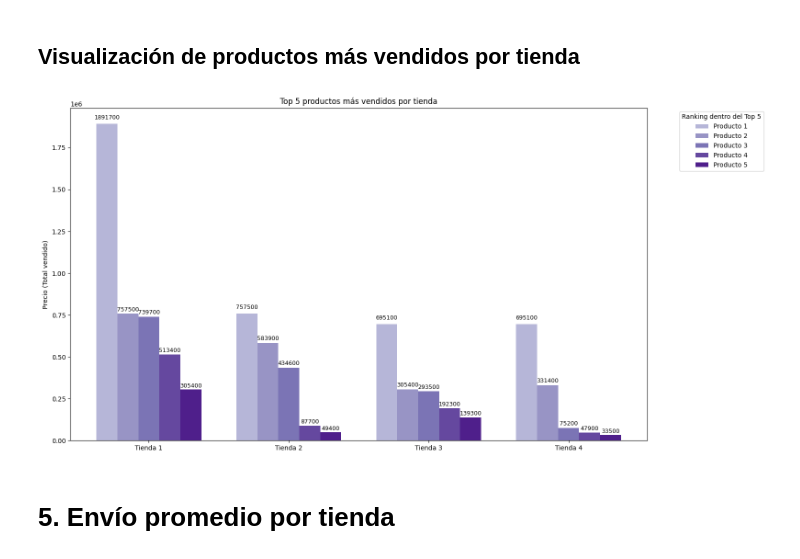
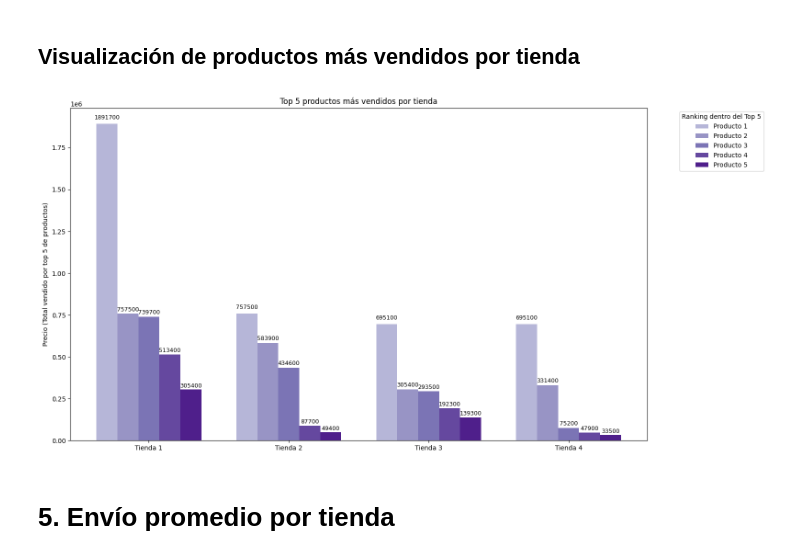
Before and after one commit to ValentinaQuinteroC/ALURA_STORE1, a Jupyter notebook: AluraStoreLatam.ipynb, the cells around one changed output. Saved outputs shown, nothing was run; the diff lists cells and outputs as text; code cells hidden in the pictures.

```diff
--- a/AluraStoreLatam.ipynb
+++ b/AluraStoreLatam.ipynb
@@ -537,11 +537,11 @@ df_top_5_productos1
 | 3 | Secadora de ropa | 58 |
 | 4 | Mesa de noche | 56 |
 # %%
-ventas_productos1 = df_top_5_productos1.merge(
+ventas_productos1_precios = df_top_5_productos1.merge(
     tienda[["Producto", "Precio"]].drop_duplicates("Producto"),
     on="Producto",
     how="left"
 )
-ventas_productos1.head()
+ventas_productos1_precios.head()
 # %% [output]
 |  | Producto | Cantidad Vendida | Precio |
@@ -629,11 +629,11 @@ df_top_5_productos2
 | 3 | Pandereta | 58 |
 | 4 | Guitarra acústica | 58 |
 # %%
-ventas_productos2 = df_top_5_productos2.merge(
+ventas_productos2_precios = df_top_5_productos2.merge(
     tienda[["Producto", "Precio"]].drop_duplicates("Producto"),
     on="Producto",
     how="left"
 )
-ventas_productos2.head()
+ventas_productos2_precios.head()
 # %% [output]
 |  | Producto | Cantidad Vendida | Precio |
@@ -721,11 +721,11 @@ df_top_5_productos3
 | 3 | Set de ollas | 55 |
 | 4 | Mesa de noche | 55 |
 # %%
-ventas_productos3 = df_top_5_productos3.merge(
+ventas_productos3_precios = df_top_5_productos3.merge(
     tienda[["Producto", "Precio"]].drop_duplicates("Producto"),
     on="Producto",
     how="left"
 )
-ventas_productos3.head()
+ventas_productos3_precios.head()
 # %% [output]
 |  | Producto | Cantidad Vendida | Precio |
@@ -813,11 +813,11 @@ df_top_5_productos4
 | 3 | Dashboards con Power BI | 56 |
 | 4 | Carrito de control remoto | 55 |
 # %%
-ventas_productos4 = df_top_5_productos4.merge(
+ventas_productos4_precios = df_top_5_productos4.merge(
     tienda[["Producto", "Precio"]].drop_duplicates("Producto"),
     on="Producto",
     how="left"
 )
-ventas_productos4.head()
+ventas_productos4_precios.head()
 # %% [output]
 |  | Producto | Cantidad Vendida | Precio |
@@ -860,7 +860,7 @@ df_tail_5_productos4
 import matplotlib.pyplot as plt
 import numpy as np
 
-dfs = [ventas_productos1, ventas_productos2, ventas_productos3, ventas_productos4]
+dfs = [ventas_productos1_precios, ventas_productos2_precios, ventas_productos3_precios, ventas_productos4_precios]
 tiendas = ["Tienda 1", "Tienda 2", "Tienda 3", "Tienda 4"]
 
 n_productos = 5
@@ -873,35 +873,35 @@ plt.figure(figsize=(16, 8))
 for i in range(n_productos):
     precios_i = [dfs[t].sort_values("Precio", ascending=False)["Precio"].iloc[i] for t in range(4)]
 
     x_positions = x + i * width - (width * (n_productos - 1) / 2)
 
     plt.bar(
         x_positions,
         precios_i,
         width,
         label=f"Producto {i+1}",
         color=colors[i]
     )
 
     for xpos, val in zip(x_positions, precios_i):
         plt.text(
             xpos,
             val + max(precios_i)*0.01,
             f"{val:.0f}",
             ha='center',
             va='bottom',
             fontsize=9
         )
 
 plt.xticks(x, tiendas)
-plt.ylabel("Precio (Total vendido)")
+plt.ylabel("Precio (Total vendido por top 5 de productos)")
 plt.title("Top 5 productos más vendidos por tienda")
 plt.legend(title="Ranking dentro del Top 5", bbox_to_anchor=(1.05, 1), loc='upper left')
 
 plt.tight_layout()
 plt.show()
 # %% [output]
-[figure, old version]
+[figure, new version]
 # %% [markdown]
 # 5. Envío promedio por tienda
 # %% [markdown]
```
Also changed, not shown: parts of 26 cells of this notebook.
